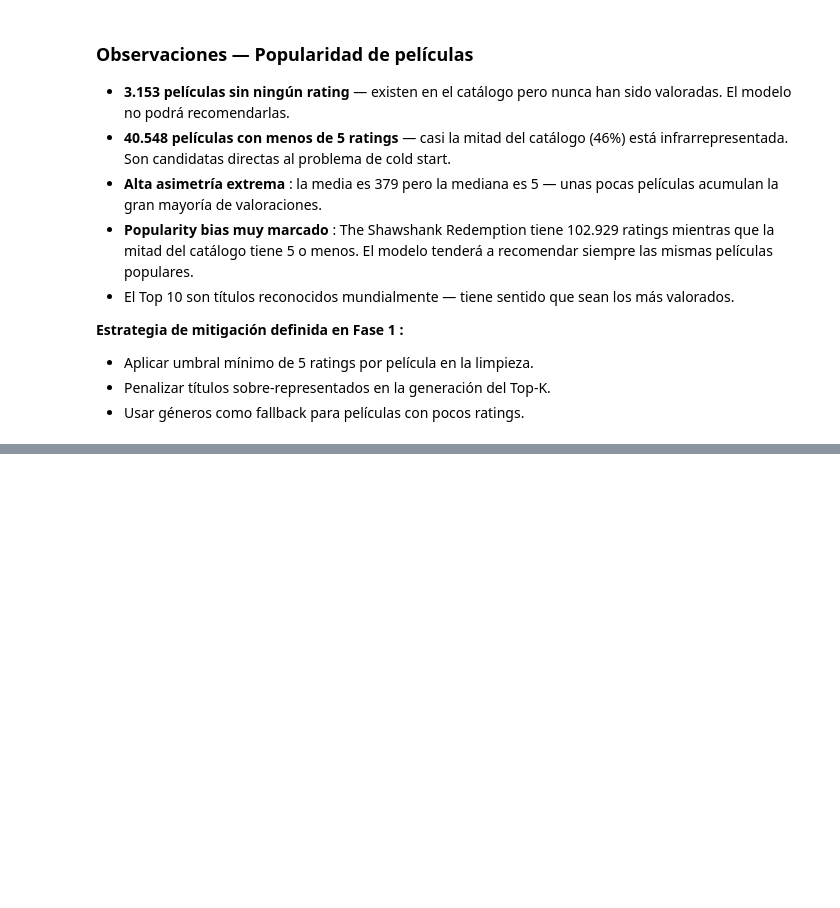
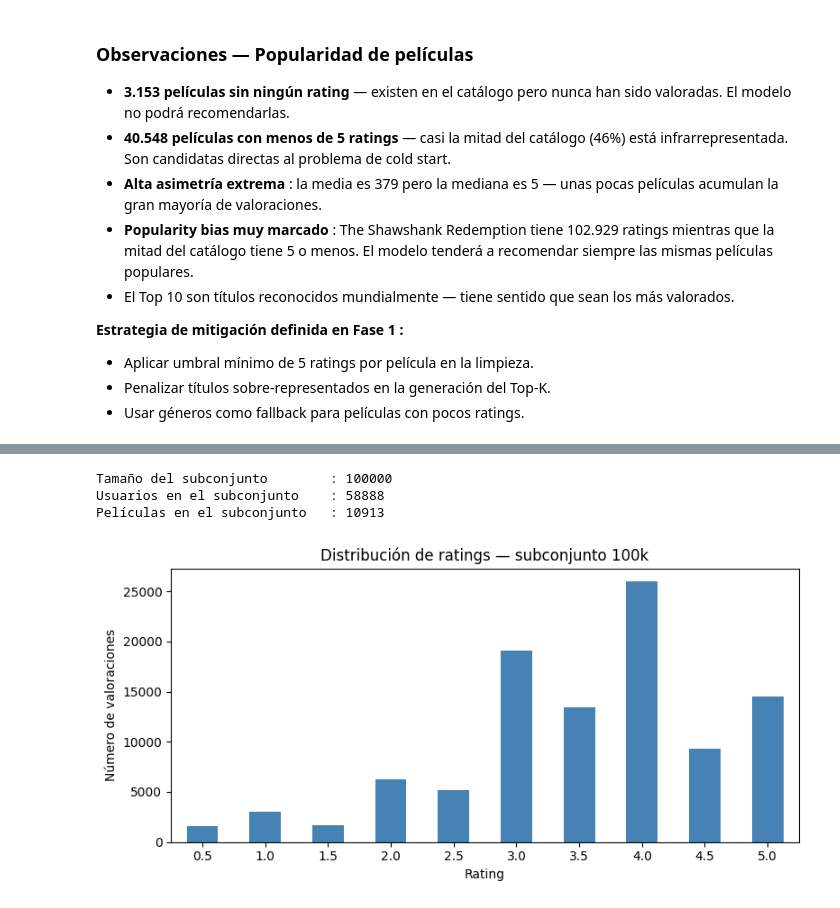
Before and after one commit to badrlah9/CineMatch-Sistema-de-recomendacion-peliculas, a Jupyter notebook: src/pipline/notebooks/eda.ipynb, the cells around one changed output, grey strips where cells are left out. Drawn from its saved outputs; the diff is of its cells as text; code cells hidden in the pictures; blank space fills up the shorter version.

Commit message:
complete EDA notbook with cleaning, sampling and data export

```diff
--- a/src/pipline/notebooks/eda.ipynb
+++ b/src/pipline/notebooks/eda.ipynb
@@ -335,0 +414,28 @@ Top 10 películas más valoradas:
+# %%
+from sklearn.model_selection import train_test_split
+
+# ── Submuestreo aleatorio con semilla fija ───────────────────────────────────
+# Usamos random_state=42 para garantizar reproducibilidad
+# Cualquier miembro del equipo obtendrá exactamente el mismo subconjunto
+ratings_sample = ratings_clean.sample(n=100_000, random_state=42)
+
+print(f"Tamaño del subconjunto        : {len(ratings_sample)}")
+print(f"Usuarios en el subconjunto    : {ratings_sample['userId'].nunique()}")
+print(f"Películas en el subconjunto   : {ratings_sample['movieId'].nunique()}")
+
+# Verificamos que la distribución de ratings es similar al dataset completo
+plt.figure(figsize=(8, 4))
+ratings_sample["rating"].value_counts().sort_index().plot(
+    kind="bar", color="steelblue"
+)
+plt.title("Distribución de ratings — subconjunto 100k")
+plt.xlabel("Rating")
+plt.ylabel("Número de valoraciones")
+plt.xticks(rotation=0)
+plt.tight_layout()
+plt.show()
+# %% [output]
+Tamaño del subconjunto        : 100000
+Usuarios en el subconjunto    : 58888
+Películas en el subconjunto   : 10913
+[figure, added]
```
Also changed, not shown: parts of 8 cells of this notebook.
